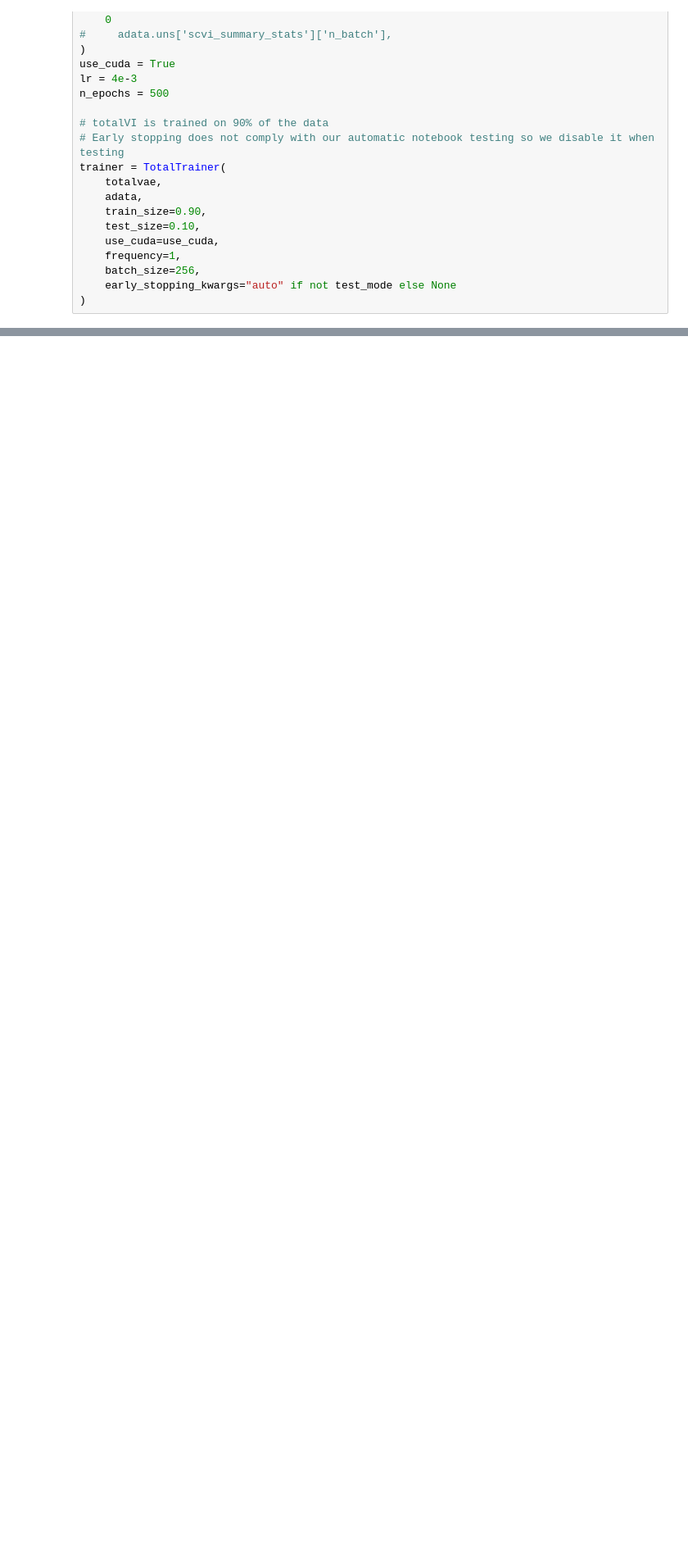
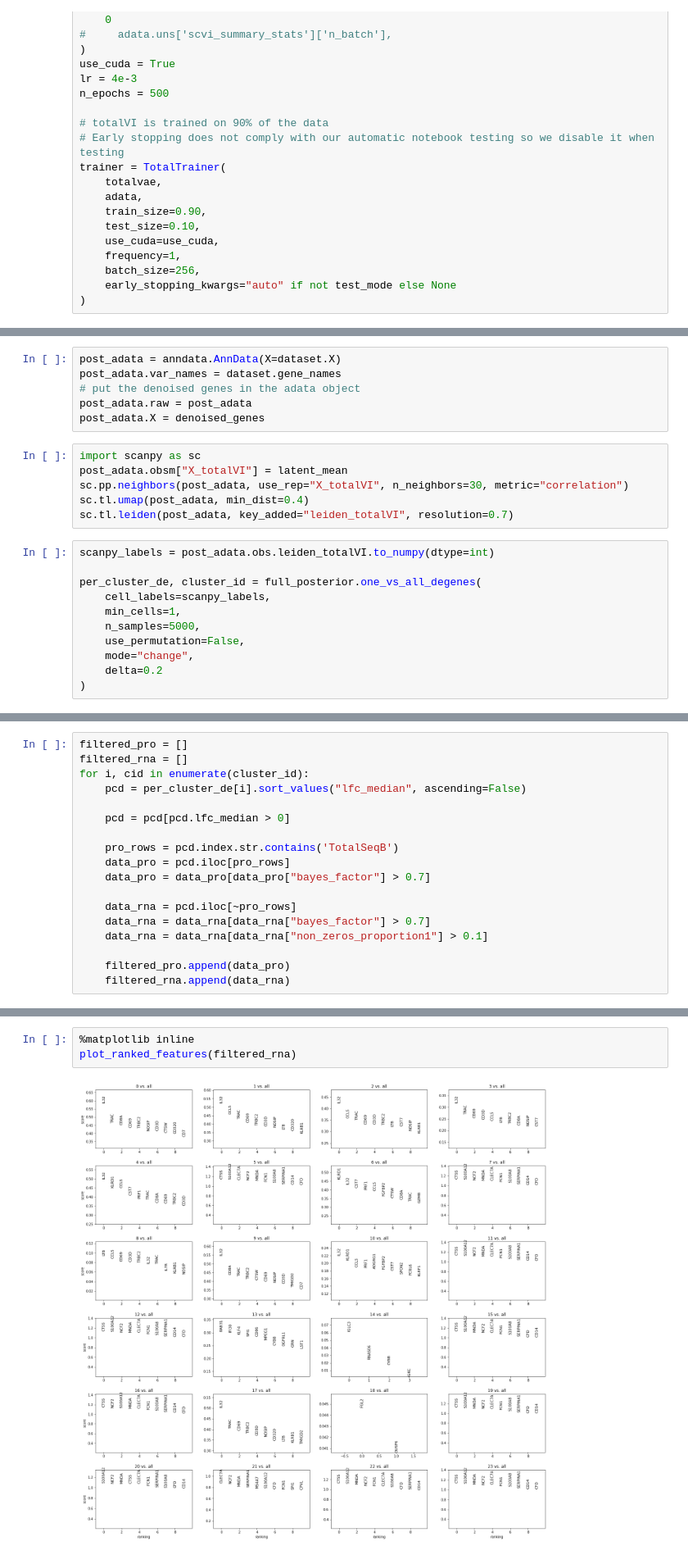
Before and after one commit to yynst2/scVI, a Jupyter notebook: galen/totalvi.ipynb, the cells around one changed output, grey strips where cells are left out. Shown at 82% size. Drawn from its saved outputs; the diff is of its cells as text; blank space fills up the shorter version.

```diff
--- a/galen/totalvi.ipynb
+++ b/galen/totalvi.ipynb
@@ -126,0 +245,23 @@ trainer.train(n_epochs = 10)
+# %%
+post_adata = anndata.AnnData(X=dataset.X)
+post_adata.var_names = dataset.gene_names
+# put the denoised genes in the adata object
+post_adata.raw = post_adata
+post_adata.X = denoised_genes
+# %%
+import scanpy as sc
+post_adata.obsm["X_totalVI"] = latent_mean
+sc.pp.neighbors(post_adata, use_rep="X_totalVI", n_neighbors=30, metric="correlation")
+sc.tl.umap(post_adata, min_dist=0.4)
+sc.tl.leiden(post_adata, key_added="leiden_totalVI", resolution=0.7)
+# %%
+scanpy_labels = post_adata.obs.leiden_totalVI.to_numpy(dtype=int)
+
+per_cluster_de, cluster_id = full_posterior.one_vs_all_degenes(
+    cell_labels=scanpy_labels,
+    min_cells=1,
+    n_samples=5000,
+    use_permutation=False,
+    mode="change",
+    delta=0.2
+)
@@ -126,0 +290,18 @@ trainer.train(n_epochs = 10)
+# %%
+filtered_pro = []
+filtered_rna = []
+for i, cid in enumerate(cluster_id):
+    pcd = per_cluster_de[i].sort_values("lfc_median", ascending=False)
+
+    pcd = pcd[pcd.lfc_median > 0]
+
+    pro_rows = pcd.index.str.contains('TotalSeqB')
+    data_pro = pcd.iloc[pro_rows]
+    data_pro = data_pro[data_pro["bayes_factor"] > 0.7]
+
+    data_rna = pcd.iloc[~pro_rows]
+    data_rna = data_rna[data_rna["bayes_factor"] > 0.7]
+    data_rna = data_rna[data_rna["non_zeros_proportion1"] > 0.1]
+
+    filtered_pro.append(data_pro)
+    filtered_rna.append(data_rna)
@@ -126,0 +359,5 @@ trainer.train(n_epochs = 10)
+# %%
+%matplotlib inline
+plot_ranked_features(filtered_rna)
+# %% [output]
+[figure, added]
```
Also changed, not shown: parts of 25 cells of this notebook, 3 other files.
